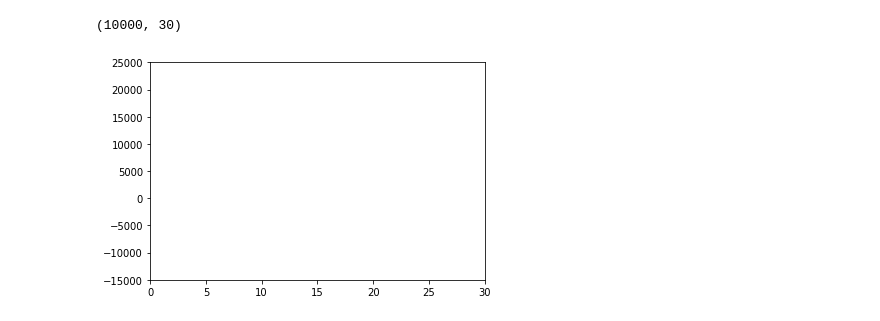
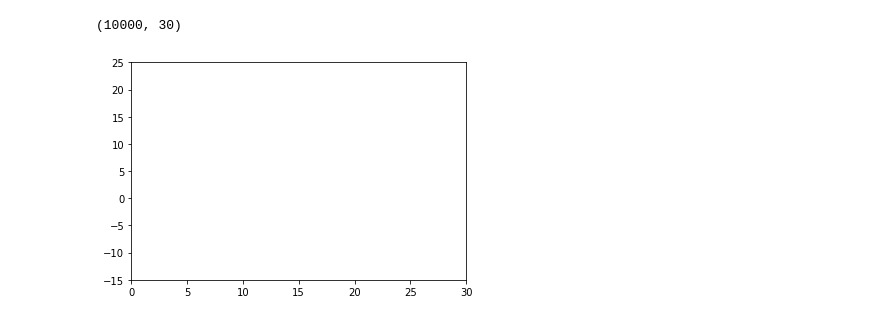
Before and after one commit to anubhavgupta1/Udacity, a Jupyter notebook: Perceptron/Breast Cancer/BreastCancer.ipynb, the cells around one changed output. Drawn from its saved outputs; the diff is of its cells as text; code cells hidden in the pictures.

```diff
--- a/Perceptron/Breast Cancer/BreastCancer.ipynb
+++ b/Perceptron/Breast Cancer/BreastCancer.ipynb
@@ -420,13 +420,13 @@ from IPython.display import HTML
 # %%
 # First set up the figure, the axis, and the plot element we want to animate
 fig, ax = plt.subplots()
 
 ax.set_xlim(( 0, weights.shape[1]))
-ax.set_ylim((-15000, 25000))
+ax.set_ylim((-15, 25))
 
 line, = ax.plot([], [], lw=2)
 # %% [output]
-[figure, old version]
+[figure, new version]
 # %%
 # animation function. This is called sequentially
 def animate(i):
```
Also changed, not shown: parts of 2 cells of this notebook.
